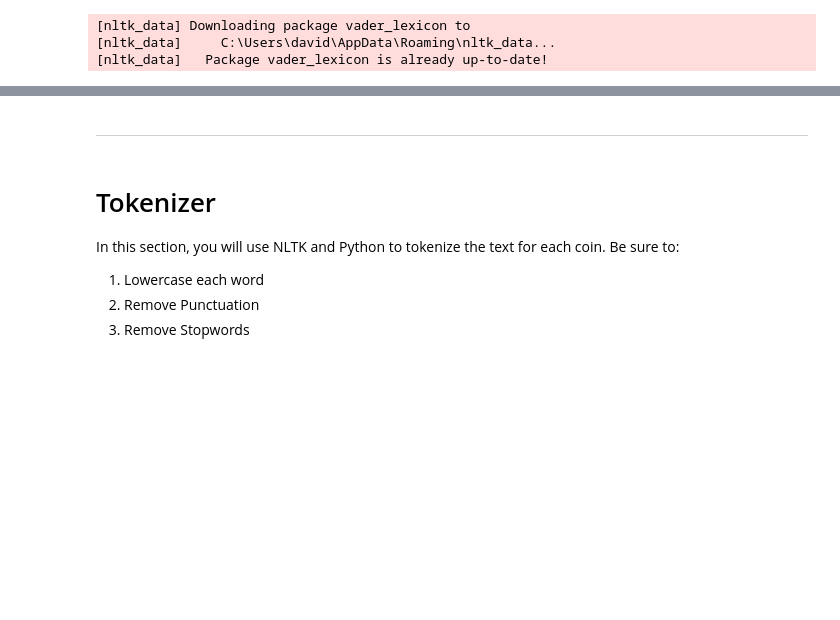
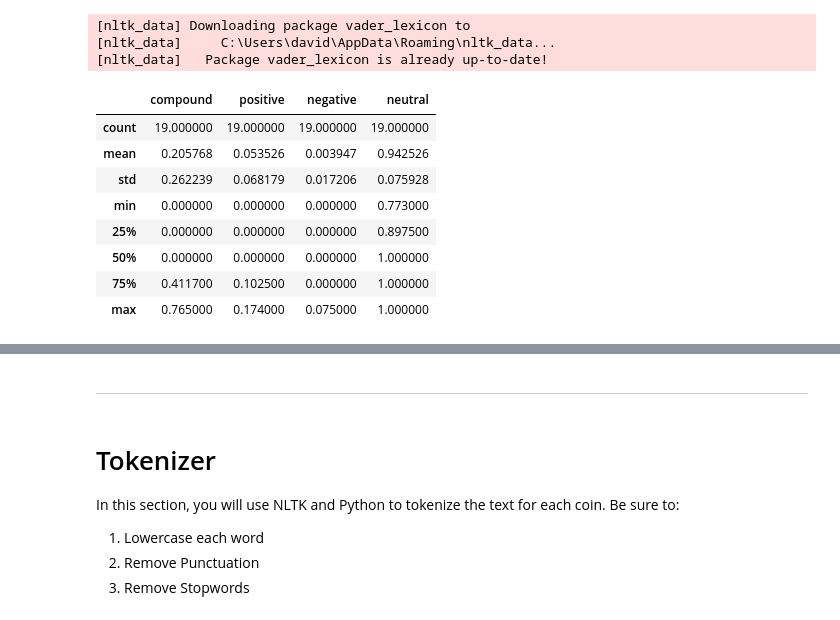
Before and after one commit to drg-developer-2-GWFinTech-Homeworks/homework-unit12-nlp, a Jupyter notebook: crypto_sentiment.ipynb, the cells around one changed output, grey strips where cells are left out. Cells and saved outputs as stored; diff of their text form; code cells hidden in the pictures; blank space fills up the shorter version.

```diff
--- a/crypto_sentiment.ipynb
+++ b/crypto_sentiment.ipynb
@@ -167,5 +195,16 @@ analyzer = SentimentIntensityAnalyzer()
 [nltk_data]   Package vader_lexicon is already up-to-date!
 # %%
 # Describe the Bitcoin Sentiment
+bitcoin_df.describe()
+# %% [output]
+|  | compound | positive | negative | neutral |
+| count | 19.000000 | 19.000000 | 19.000000 | 19.000000 |
+| mean | 0.205768 | 0.053526 | 0.003947 | 0.942526 |
+| std | 0.262239 | 0.068179 | 0.017206 | 0.075928 |
+| min | 0.000000 | 0.000000 | 0.000000 | 0.773000 |
+| 25% | 0.000000 | 0.000000 | 0.000000 | 0.897500 |
+| 50% | 0.000000 | 0.000000 | 0.000000 | 1.000000 |
+| 75% | 0.411700 | 0.102500 | 0.000000 | 1.000000 |
+| max | 0.765000 | 0.174000 | 0.075000 | 1.000000 |
 # %%
 # Describe the Ethereum Sentiment
```
Also changed, not shown: parts of 10 cells of this notebook.
